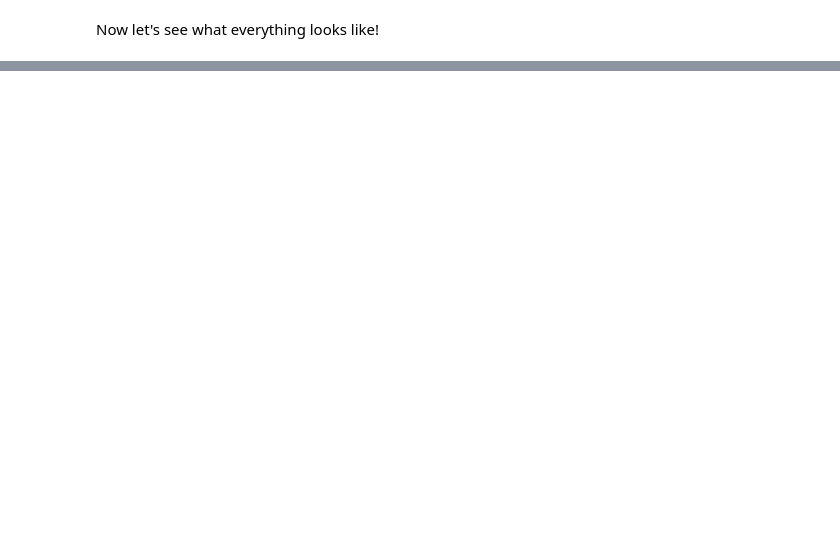
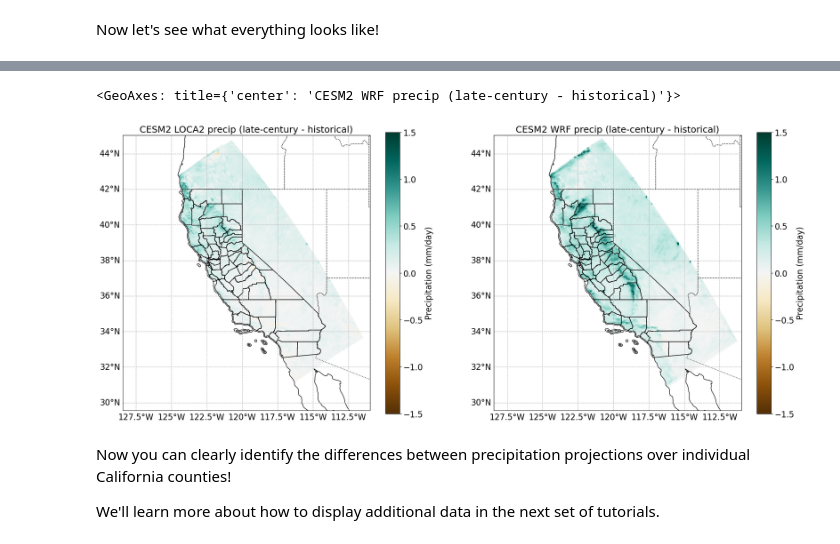
Before and after one commit to tommats00/Cal-Adapt-diagnostics, a Jupyter notebook: 1. Mapping Downscaled Products.ipynb, the cells around one changed output, grey strips where cells are left out. Saved outputs shown, nothing was run; the diff lists cells and outputs as text; code cells hidden in the pictures; blank space fills up the shorter version.

Commit message:
finishing tutorial 1

```diff
--- a/1. Mapping Downscaled Products.ipynb
+++ b/1. Mapping Downscaled Products.ipynb
@@ -724,0 +741,64 @@ Text(0.5, 1.0, 'CESM2 WRF precip (late-century - historical)')
+# %%
+# Read in shapefile for CA counties
+gdf = gpd.read_file('ca_counties/CA_Counties.shp')
+
+# Reproject the shapefile to use the PlateCarree projection
+gdf = gdf.to_crs(epsg=4326)
+# %%
+map = ccrs.PlateCarree()
+
+# Make a figure with two subplots
+fig, axes = plt.subplots(ncols=2, figsize=(24, 10), subplot_kw={"projection": map})
+
+# Subplot 1: LOCA2
+plot1 = axes[0].pcolormesh(cesm2_loca_diff.lon, cesm2_loca_diff.lat, cesm2_loca_diff_pr,
+                           transform=map, cmap="BrBG", vmin=-1.5, vmax=1.5)
+
+# Add coastlines, borders, and gridlines
+axes[0].add_feature(cfeature.COASTLINE)
+axes[0].add_feature(cfeature.STATES, linestyle=":")
+gl1 = axes[0].gridlines(draw_labels=True, linestyle="--")
+gl1.top_labels = False
+gl1.right_labels = False
+gl1.xlabel_style = {'size': 16}
+gl1.ylabel_style = {'size': 16}
+
+# Add colorbar
+cbar1 = plt.colorbar(plot1, ax=axes[0], orientation='vertical', pad=0.05)
+cbar1.set_label("Precipitation (mm/day)", fontsize=16)
+cbar1.ax.tick_params(labelsize=16)
+
+axes[0].set_title("CESM2 LOCA2 precip (late-century - historical)", fontsize=18)
+
+# Add county shape file
+gdf.plot(ax=axes[0], facecolor='none', edgecolor='black', lw=1)
+
+# Subplot 2: WRF
+plot2 = axes[1].pcolormesh(cesm2_wrf_diff.lon, cesm2_wrf_diff.lat, cesm2_wrf_diff_pr,
+                           transform=map, cmap="BrBG", vmin=-1.5, vmax=1.5)
+
+# Add coastlines, borders, and gridlines
+axes[1].add_feature(cfeature.COASTLINE)
+axes[1].add_feature(cfeature.STATES, linestyle=":")
+gl1 = axes[1].gridlines(draw_labels=True, linestyle="--")
+gl1.top_labels = False
+gl1.right_labels = False
+gl1.xlabel_style = {'size': 16}
+gl1.ylabel_style = {'size': 16}
+
+# Add colorbar
+cbar1 = plt.colorbar(plot2, ax=axes[1], orientation='vertical', pad=0.05)
+cbar1.set_label("Precipitation (mm/day)", fontsize=16)
+cbar1.ax.tick_params(labelsize=16)
+
+axes[1].set_title("CESM2 WRF precip (late-century - historical)", fontsize=18)
+
+# Add county shape file
+gdf.plot(ax=axes[1], facecolor='none', edgecolor='black', lw=1)
+# %% [output]
+<GeoAxes: title={'center': 'CESM2 WRF precip (late-century - historical)'}>
+[figure, added]
+# %% [markdown]
+Now you can clearly identify the differences between precipitation projections over individual California counties!
+
+We'll learn more about how to display additional data in the next set of tutorials.
```
Also changed, not shown: parts of 21 cells of this notebook, 9 other files.
